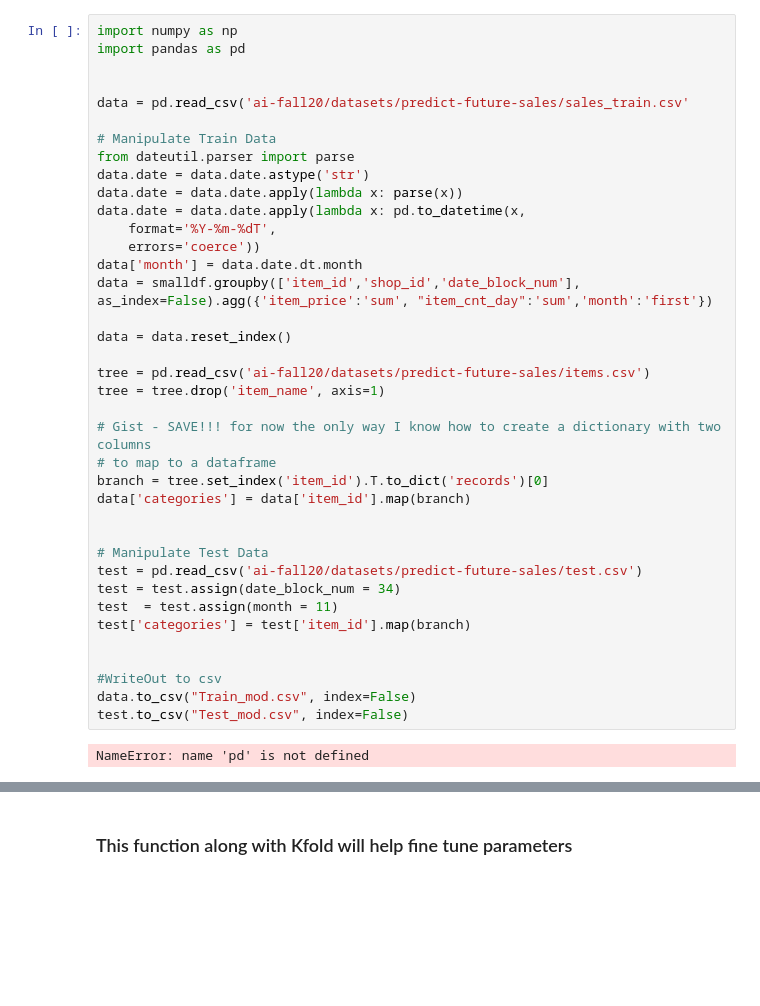
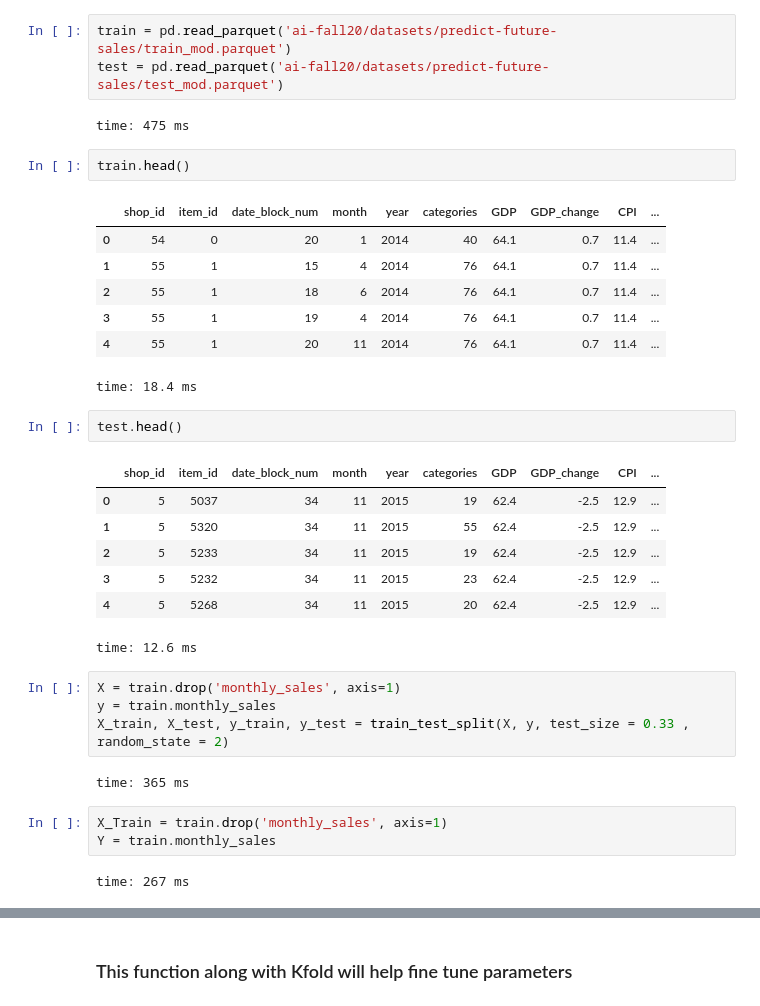
Before and after one commit to gyasis/ai-fall20, a Jupyter notebook: 4. Feature Eng/03. Numerical Enc/2. Notebooks/kagglecomp.ipynb, the cells around one changed output, grey strips where cells are left out. Drawn from its saved outputs; the diff is of its cells as text; blank space fills up the shorter version.

Commit message:
slow progress training model

```diff
--- a/4. Feature Eng/03. Numerical Enc/2. Notebooks/kagglecomp.ipynb
+++ b/4. Feature Eng/03. Numerical Enc/2. Notebooks/kagglecomp.ipynb
@@ -34,40 +35,36 @@ time: 3.9 ms
-# %%
-import numpy as np
-import pandas as pd
-
-
-data = pd.read_csv('ai-fall20/datasets/predict-future-sales/sales_train.csv'
-
-# Manipulate Train Data
-from dateutil.parser import parse
-data.date = data.date.astype('str')
-data.date = data.date.apply(lambda x: parse(x))
-data.date = data.date.apply(lambda x: pd.to_datetime(x,
-    format='%Y-%m-%dT',
-    errors='coerce'))
-data['month'] = data.date.dt.month
-data = smalldf.groupby(['item_id','shop_id','date_block_num'], as_index=False).agg({'item_price':'sum', "item_cnt_day":'sum','month':'first'})
-
-data = data.reset_index()
-
-tree = pd.read_csv('ai-fall20/datasets/predict-future-sales/items.csv')
-tree = tree.drop('item_name', axis=1)
-
-# Gist - SAVE!!! for now the only way I know how to create a dictionary with two columns
-# to map to a dataframe
-branch = tree.set_index('item_id').T.to_dict('records')[0]
-data['categories'] = data['item_id'].map(branch)
-
-
-# Manipulate Test Data
-test = pd.read_csv('ai-fall20/datasets/predict-future-sales/test.csv')
-test = test.assign(date_block_num = 34)
-test  = test.assign(month = 11)
-test['categories'] = test['item_id'].map(branch)
-
-
-#WriteOut to csv
-data.to_csv("Train_mod.csv", index=False)
-test.to_csv("Test_mod.csv", index=False)
-# %% [output]
-NameError: name 'pd' is not defined
+# %%
+train = pd.read_parquet('ai-fall20/datasets/predict-future-sales/train_mod.parquet')
+test = pd.read_parquet('ai-fall20/datasets/predict-future-sales/test_mod.parquet')
+# %% [output]
+time: 475 ms
+# %%
+train.head()
+# %% [output]
+|  | shop_id | item_id | date_block_num | month | year | categories | GDP | GDP_change | CPI | ... |
+| 0 | 54 | 0 | 20 | 1 | 2014 | 40 | 64.1 | 0.7 | 11.4 | ... |
+| 1 | 55 | 1 | 15 | 4 | 2014 | 76 | 64.1 | 0.7 | 11.4 | ... |
+| 2 | 55 | 1 | 18 | 6 | 2014 | 76 | 64.1 | 0.7 | 11.4 | ... |
+| 3 | 55 | 1 | 19 | 4 | 2014 | 76 | 64.1 | 0.7 | 11.4 | ... |
+| 4 | 55 | 1 | 20 | 11 | 2014 | 76 | 64.1 | 0.7 | 11.4 | ... |
+time: 18.4 ms
+# %%
+test.head()
+# %% [output]
+|  | shop_id | item_id | date_block_num | month | year | categories | GDP | GDP_change | CPI | ... |
+| 0 | 5 | 5037 | 34 | 11 | 2015 | 19 | 62.4 | -2.5 | 12.9 | ... |
+| 1 | 5 | 5320 | 34 | 11 | 2015 | 55 | 62.4 | -2.5 | 12.9 | ... |
+| 2 | 5 | 5233 | 34 | 11 | 2015 | 19 | 62.4 | -2.5 | 12.9 | ... |
+| 3 | 5 | 5232 | 34 | 11 | 2015 | 23 | 62.4 | -2.5 | 12.9 | ... |
+| 4 | 5 | 5268 | 34 | 11 | 2015 | 20 | 62.4 | -2.5 | 12.9 | ... |
+time: 12.6 ms
+# %%
+X = train.drop('monthly_sales', axis=1)
+y = train.monthly_sales
+X_train, X_test, y_train, y_test = train_test_split(X, y, test_size = 0.33 , random_state = 2)
+# %% [output]
+time: 365 ms
+# %%
+X_Train = train.drop('monthly_sales', axis=1)
+Y = train.monthly_sales
+# %% [output]
+time: 267 ms
```
Also changed, not shown: parts of 91 cells of this notebook, 12 other files.
